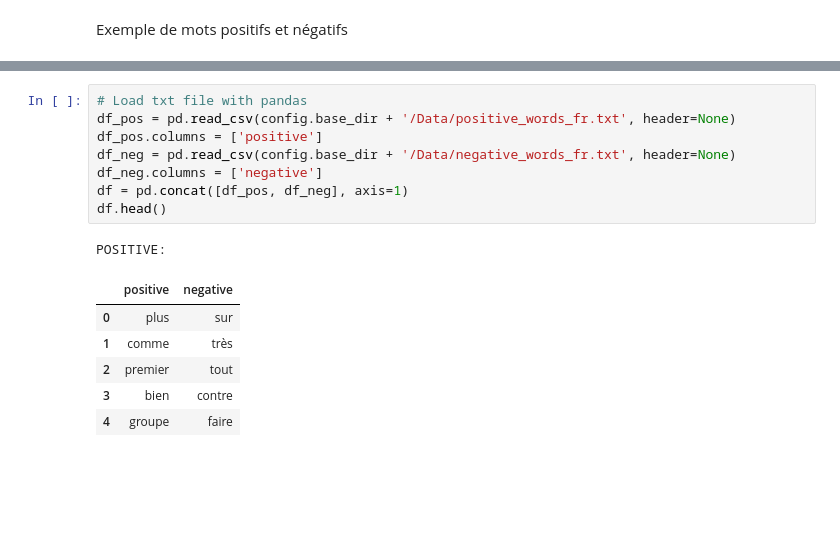
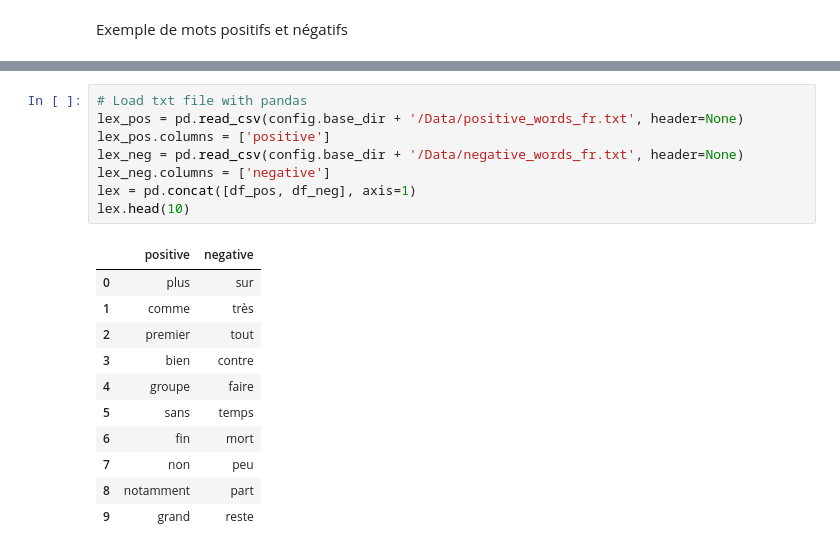
Before and after one commit to Vachonni/TrainingNLP, a Jupyter notebook: ConsortFormationNLP.ipynb, the cells around one changed output, grey strips where cells are left out. Drawn from its saved outputs; the diff is of its cells as text; blank space fills up the shorter version.

```diff
--- a/ConsortFormationNLP.ipynb
+++ b/ConsortFormationNLP.ipynb
@@ -192,16 +178,20 @@ reste
 # %%
 # Load txt file with pandas
-df_pos = pd.read_csv(config.base_dir + '/Data/positive_words_fr.txt', header=None)
-df_pos.columns = ['positive']
-df_neg = pd.read_csv(config.base_dir + '/Data/negative_words_fr.txt', header=None)
-df_neg.columns = ['negative']
-df = pd.concat([df_pos, df_neg], axis=1)
-df.head()
+lex_pos = pd.read_csv(config.base_dir + '/Data/positive_words_fr.txt', header=None)
+lex_pos.columns = ['positive']
+lex_neg = pd.read_csv(config.base_dir + '/Data/negative_words_fr.txt', header=None)
+lex_neg.columns = ['negative']
+lex = pd.concat([df_pos, df_neg], axis=1)
+lex.head(10)
 # %% [output]
-POSITIVE:
 |  | positive | negative |
 | 0 | plus | sur |
 | 1 | comme | très |
 | 2 | premier | tout |
 | 3 | bien | contre |
 | 4 | groupe | faire |
+| 5 | sans | temps |
+| 6 | fin | mort |
+| 7 | non | peu |
+| 8 | notamment | part |
+| 9 | grand | reste |
```
Also changed, not shown: parts of 10 cells of this notebook.
